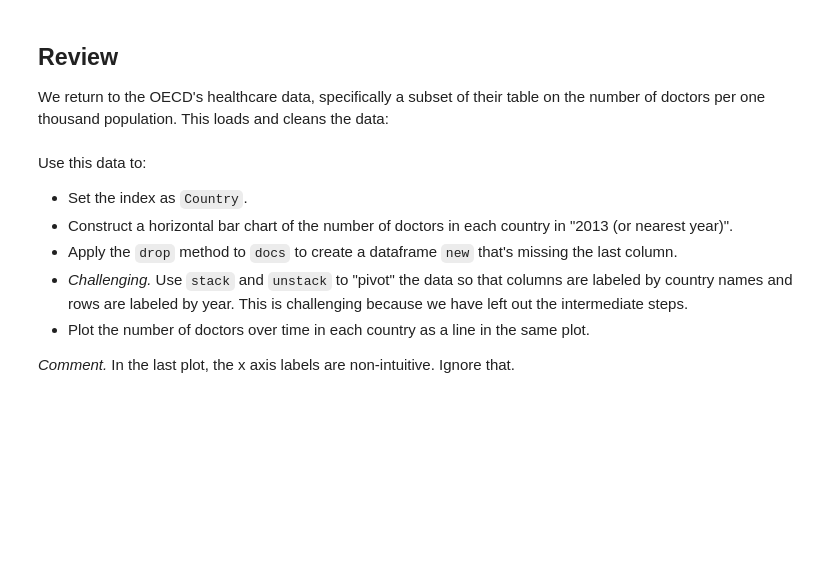
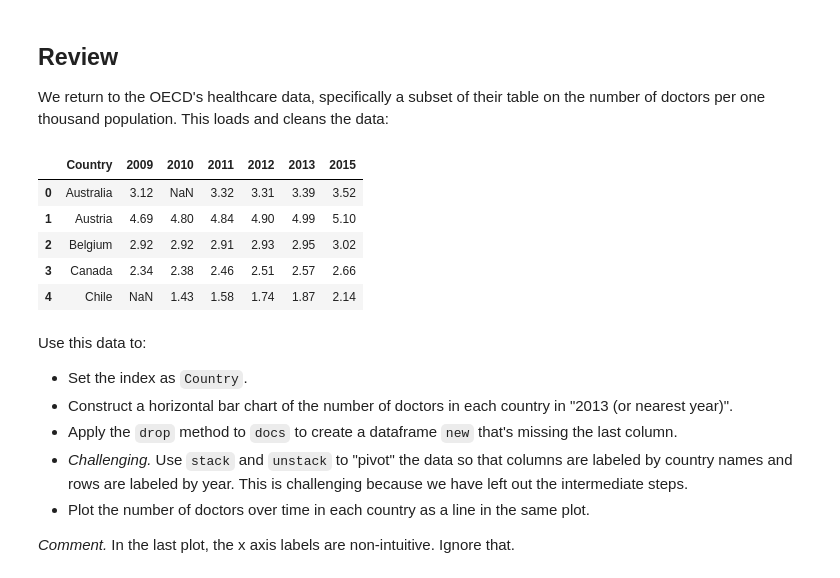
Before and after one commit to NYUDataBootcamp/Materials, a Jupyter notebook: Code/notebooks/bootcamp_pandas_adv2-shape.ipynb, the cells around one changed output. Drawn from its saved outputs; the diff is of its cells as text; code cells hidden in the pictures; blank space fills up the shorter version.

```diff
--- a/Code/notebooks/bootcamp_pandas_adv2-shape.ipynb
+++ b/Code/notebooks/bootcamp_pandas_adv2-shape.ipynb
@@ -981,20 +979,27 @@ ax.set_xlabel('Number of Employees (millions)')
 We return to the OECD's healthcare data, specifically a subset of their table on the number of doctors per one thousand population.  This loads and cleans the data:
 # %%
 url1 = 'http://www.oecd.org/health/health-systems/'
-url2 = 'OECD-Health-Statistics-2015-Frequently-Requested-Data.xls'
+url2 = 'OECD-Health-Statistics-2017-Frequently-Requested-Data.xls'
 docs = pd.read_excel(url1+url2,
                      skiprows=3,
                      usecols=[0, 51, 52, 53, 54, 55, 57],
                      sheetname='Physicians',
                      na_values=['..'],
                      skip_footer=21)
 # rename country variable
 names = list(docs)
 docs = docs.rename(columns={names[0]: 'Country'})
 # strip footnote numbers from country names
 docs['Country'] = docs['Country'].str.rsplit(n=1).str.get(0)
 docs = docs.head()
 docs
+# %% [output]
+|  | Country | 2009 | 2010 | 2011 | 2012 | 2013 | 2015 |
+| 0 | Australia | 3.12 | NaN | 3.32 | 3.31 | 3.39 | 3.52 |
+| 1 | Austria | 4.69 | 4.80 | 4.84 | 4.90 | 4.99 | 5.10 |
+| 2 | Belgium | 2.92 | 2.92 | 2.91 | 2.93 | 2.95 | 3.02 |
+| 3 | Canada | 2.34 | 2.38 | 2.46 | 2.51 | 2.57 | 2.66 |
+| 4 | Chile | NaN | 1.43 | 1.58 | 1.74 | 1.87 | 2.14 |
 # %% [markdown]
 Use this data to:
 
```
Also changed, not shown: parts of 9 cells of this notebook, 2 other files.
